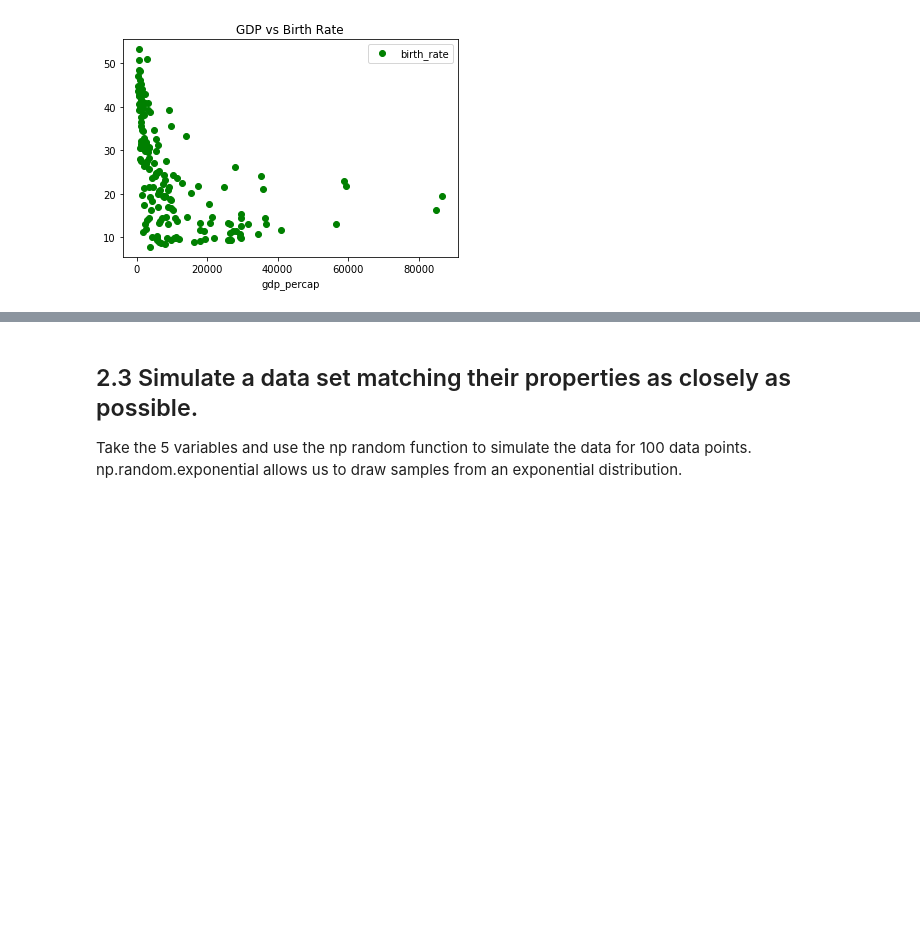
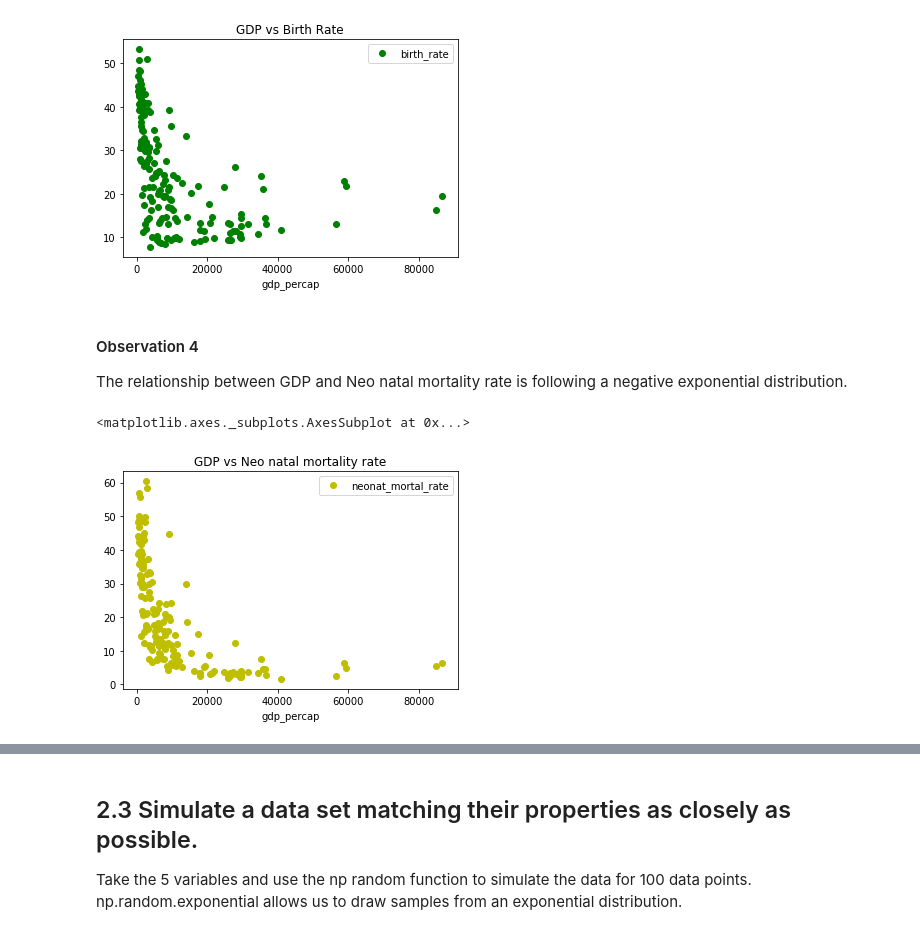
Before and after one commit to shakti230/real-world-phenomenon, a Jupyter notebook: real world phenomenom.ipynb, the cells around one changed output, grey strips where cells are left out. Saved outputs shown, nothing was run; the diff lists cells and outputs as text; code cells hidden in the pictures; blank space fills up the shorter version.

Commit message:
Observations extended
Observations extended

```diff
--- a/real world phenomenom.ipynb
+++ b/real world phenomenom.ipynb
@@ -304,3 +304,11 @@ predefined_data_2000.plot(x='gdp_percap', y='birth_rate', style='go', title="GDP
 # %% [output]
 <matplotlib.axes._subplots.AxesSubplot at 0x...>
 [figure]
+# %% [markdown]
+#### Observation 4
+The relationship between GDP and Neo natal mortality rate is following a negative exponential distribution.
+# %%
+predefined_data_2000.plot(x='gdp_percap', y='neonat_mortal_rate', style='yo', title="GDP vs Neo natal mortality rate")
+# %% [output]
+<matplotlib.axes._subplots.AxesSubplot at 0x...>
+[figure, added]
```
Also changed, not shown: parts of 13 cells of this notebook.
